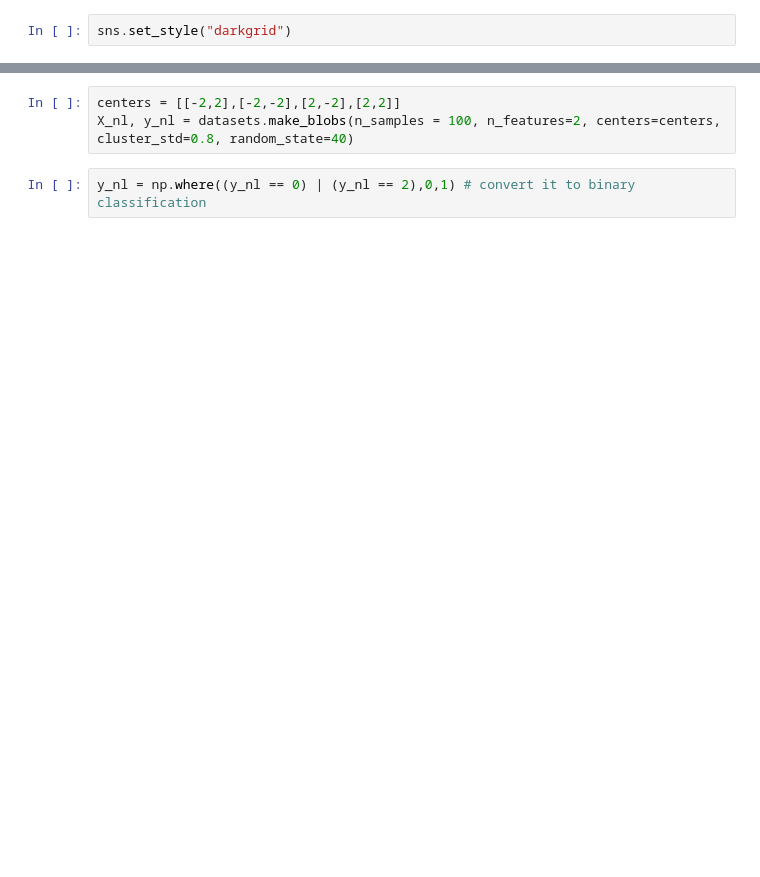
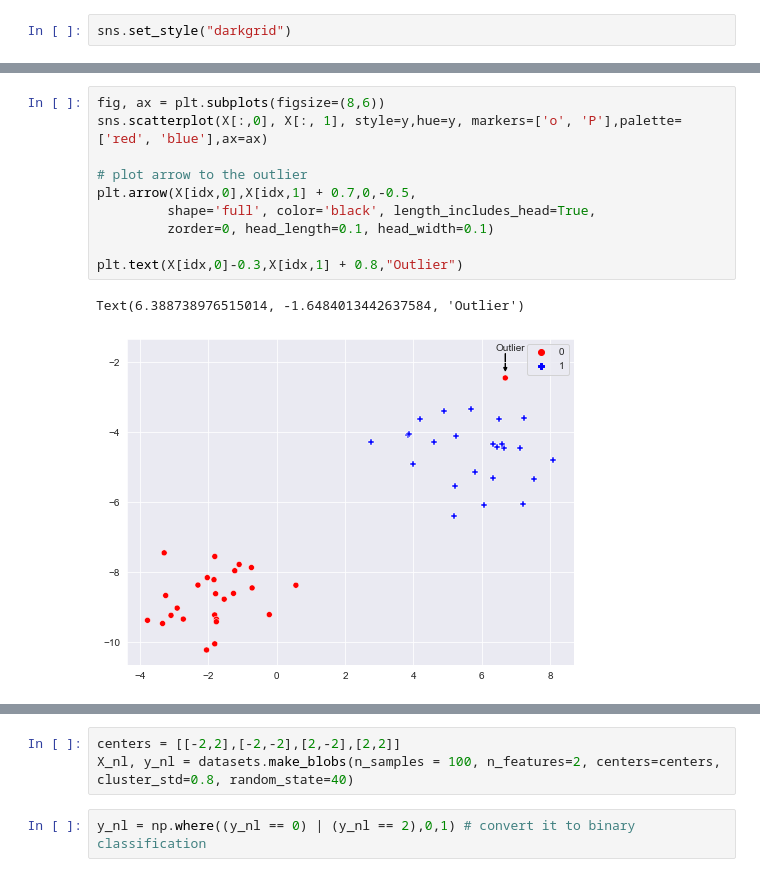
Before and after one commit to omerkolcak/Machine-Learning-Algorithms-from-Scratch, a Jupyter notebook: Classification/2 - Support Vector Machine/Test.ipynb, the cells around one changed output, grey strips where cells are left out. Drawn from its saved outputs; the diff is of its cells as text; blank space fills up the shorter version.

```diff
--- a/Classification/2 - Support Vector Machine/Test.ipynb
+++ b/Classification/2 - Support Vector Machine/Test.ipynb
@@ -68,0 +81,13 @@ plot_margin(svc.w,svc.b)
+# %%
+fig, ax = plt.subplots(figsize=(8,6))
+sns.scatterplot(X[:,0], X[:, 1], style=y,hue=y, markers=['o', 'P'],palette=['red', 'blue'],ax=ax)
+
+# plot arrow to the outlier
+plt.arrow(X[idx,0],X[idx,1] + 0.7,0,-0.5,
+         shape='full', color='black', length_includes_head=True,
+         zorder=0, head_length=0.1, head_width=0.1)
+
+plt.text(X[idx,0]-0.3,X[idx,1] + 0.8,"Outlier")
+# %% [output]
+Text(6.388738976515014, -1.6484013442637584, 'Outlier')
+[figure, added]
```
Also changed, not shown: parts of 36 cells of this notebook, 7 other files.
